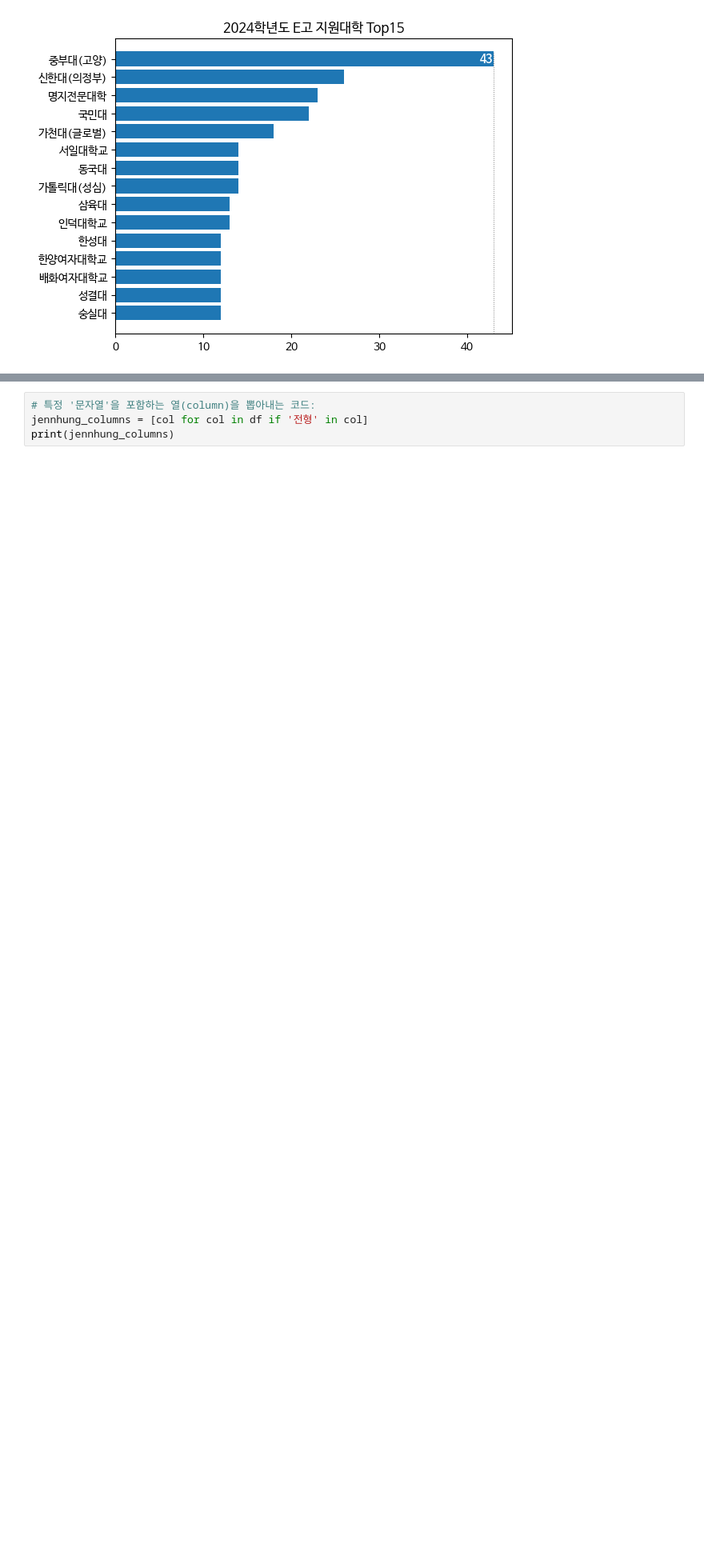
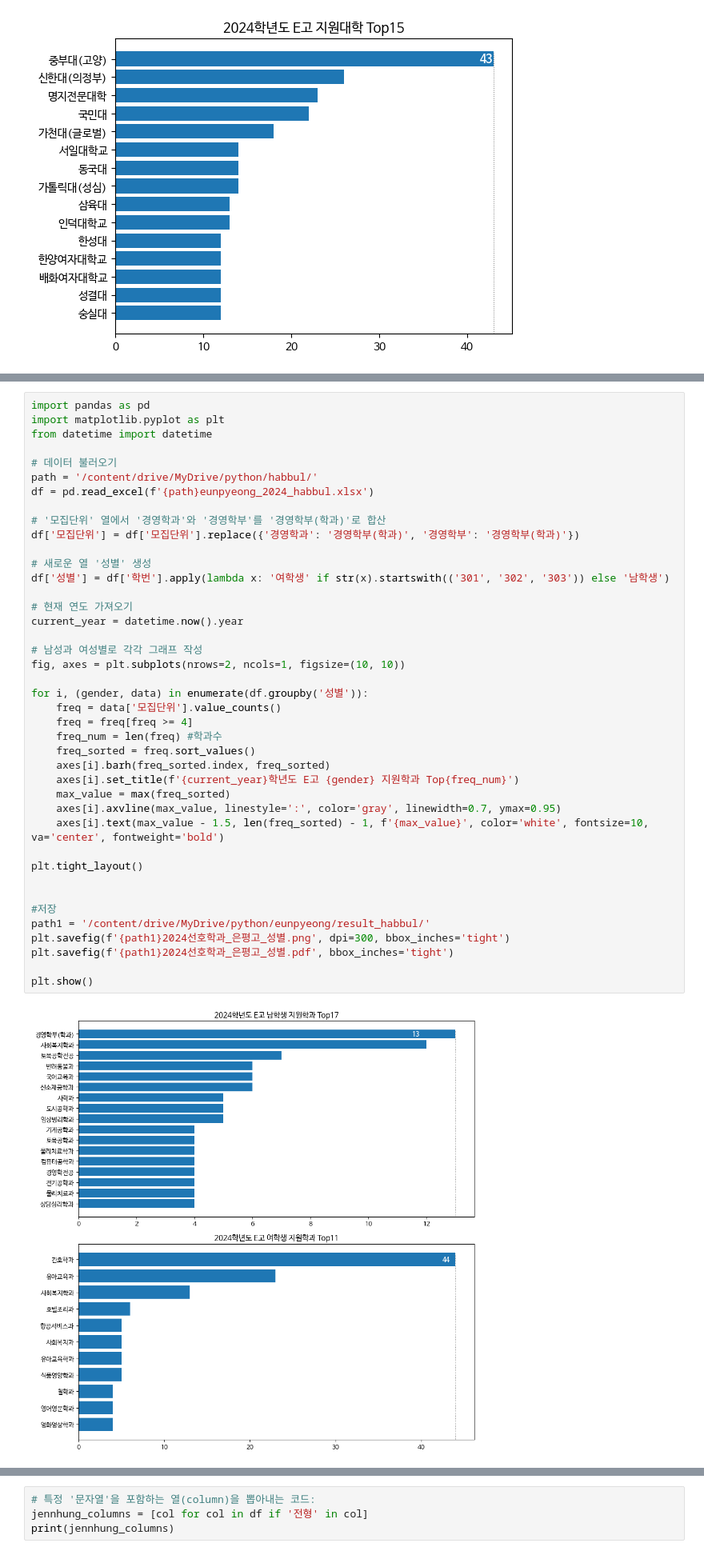
Before and after one commit to ecloguehwang/HSS, a Jupyter notebook: 합불자료정리_은평고2024.ipynb, the cells around one changed output, grey strips where cells are left out. Shown at 80% size. Saved outputs shown, nothing was run; the diff lists cells and outputs as text; blank space fills up the shorter version.

```diff
--- a/합불자료정리_은평고2024.ipynb
+++ b/합불자료정리_은평고2024.ipynb
@@ -469,0 +525,43 @@ plt.show()
+# %%
+import pandas as pd
+import matplotlib.pyplot as plt
+from datetime import datetime
+
+# 데이터 불러오기
+path = '/content/drive/MyDrive/python/habbul/'
+df = pd.read_excel(f'{path}eunpyeong_2024_habbul.xlsx')
+
+# '모집단위' 열에서 '경영학과'와 '경영학부'를 '경영학부(학과)'로 합산
+df['모집단위'] = df['모집단위'].replace({'경영학과': '경영학부(학과)', '경영학부': '경영학부(학과)'})
+
+# 새로운 열 '성별' 생성
+df['성별'] = df['학번'].apply(lambda x: '여학생' if str(x).startswith(('301', '302', '303')) else '남학생')
+
+# 현재 연도 가져오기
+current_year = datetime.now().year
+
+# 남성과 여성별로 각각 그래프 작성
+fig, axes = plt.subplots(nrows=2, ncols=1, figsize=(10, 10))
+
+for i, (gender, data) in enumerate(df.groupby('성별')):
+    freq = data['모집단위'].value_counts()
+    freq = freq[freq >= 4]
+    freq_num = len(freq) #학과수
+    freq_sorted = freq.sort_values()
+    axes[i].barh(freq_sorted.index, freq_sorted)
+    axes[i].set_title(f'{current_year}학년도 E고 {gender} 지원학과 Top{freq_num}')
+    max_value = max(freq_sorted)
+    axes[i].axvline(max_value, linestyle=':', color='gray', linewidth=0.7, ymax=0.95)
+    axes[i].text(max_value - 1.5, len(freq_sorted) - 1, f'{max_value}', color='white', fontsize=10, va='center', fontweight='bold')
+
+plt.tight_layout()
+
+
+#저장
+path1 = '/content/drive/MyDrive/python/eunpyeong/result_habbul/'
+plt.savefig(f'{path1}2024선호학과_은평고_성별.png', dpi=300, bbox_inches='tight')
+plt.savefig(f'{path1}2024선호학과_은평고_성별.pdf', bbox_inches='tight')
+
+plt.show()
+# %% [output]
+[figure, added]
```
Also changed, not shown: parts of 25 cells of this notebook.
